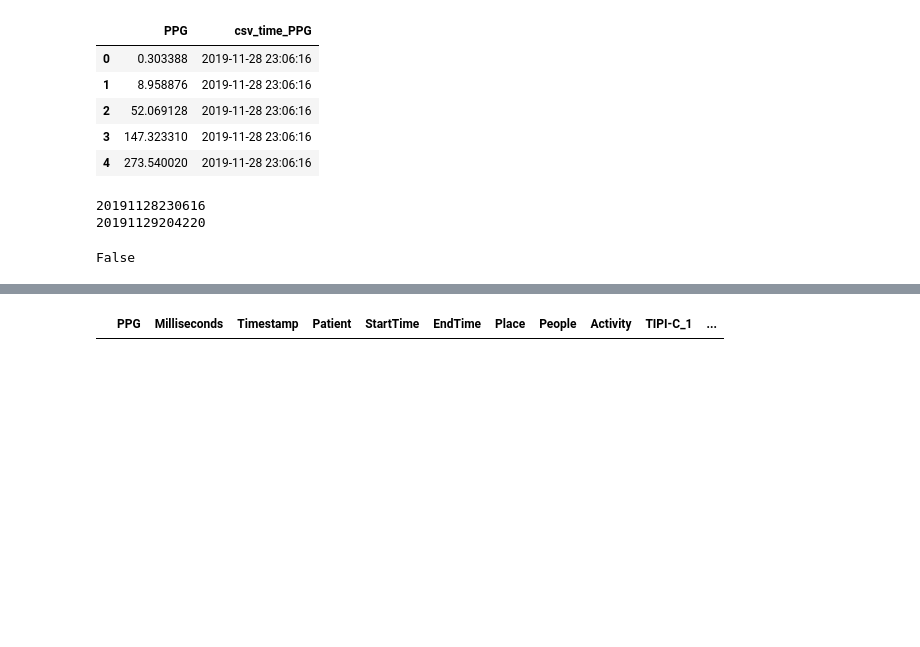
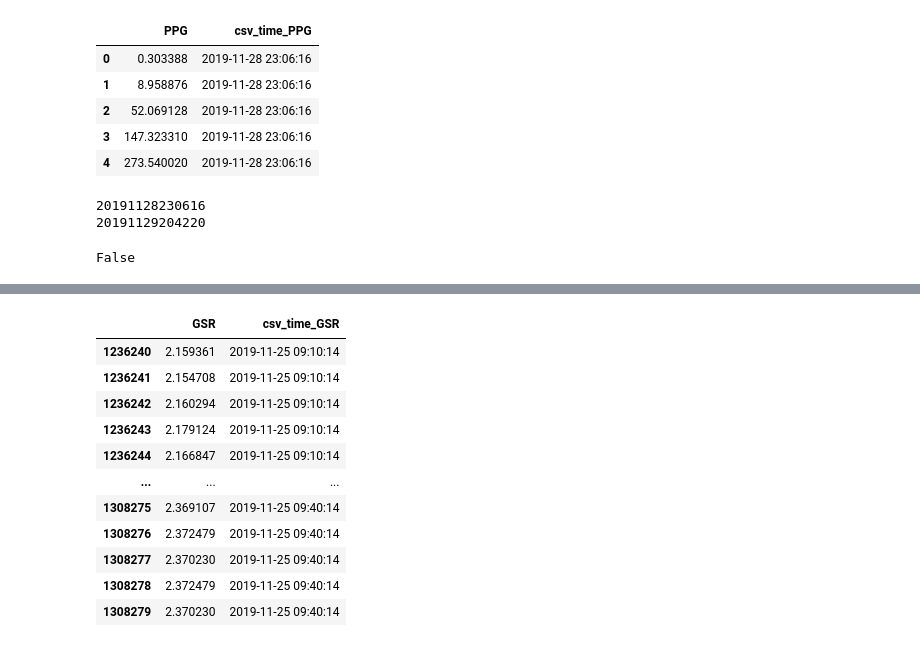
Before and after one commit to prophets-of-eternity/summer-2021-v3, a Jupyter notebook: ACM_PP_v1.ipynb, the cells around one changed output, grey strips where cells are left out. Cells and saved outputs as stored; diff of their text form; code cells hidden in the pictures; blank space fills up the shorter version.

```diff
--- a/ACM_PP_v1.ipynb
+++ b/ACM_PP_v1.ipynb
@@ -384,11 +384,14 @@ ppg_signals_only = []
 time_stamps_normal = []
 time_stamps = []
 values = []
+gsr_signals_only = []
 
-break_counter = 5
+break_counter = 0
+
 
 for index, row in esm_df.iterrows():
   print("Patient:", row['Participant ID'])
+
 
   patient = get_files("/content/drive/MyDrive/ACMV1/Stress&Mood/Physiol_Rec1/Physiol_Rec/{}".format(row['Participant ID']))
 
@@ -399,10 +402,14 @@ for index, row in esm_df.iterrows():
   exp_start = date_time_formatted(exp_start)
   exp_end = date_time_formatted(exp_end)
 
+  if row['Participant ID'] > 1001:
+    break
+
   for x in patient:
 
-    if break_counter > 5:
-      break
+    # print('break counter', break_counter)
+    # if break_counter > 100:
+    #   break
 
     if ('PPG' in x) and ('gsheet' not in x):
       ppg_data_df = pd.read_csv("/content/drive/MyDrive/ACMV1/Stress&Mood/Physiol_Rec1/Physiol_Rec/{}/{}".format(row['Participant ID'],(x)))
@@ -434,22 +441,53 @@ for index, row in esm_df.iterrows():
 
 
       if len(mexico) > 0:
-        ppg_signals_only.append(mexico['PPG'])
-        time_stamps_normal.append(mexico['csv_time_PPG'])
-        time_stamps.append(mexico['csv_time_PPG'].map(lambda x: x.timestamp()))
+        ppg_signals_only.append(np.array(mexico['PPG'], dtype=np.float))
+        time_stamps_normal.append(np.array(mexico['csv_time_PPG'], np.float))
+        time_stamps.append(np.array(mexico['csv_time_PPG'].map(lambda x: x.timestamp()), dtype=np.float))
         values.append([row['Participant ID'],exp_start,exp_end, row['Place of the event'],row['Participating people'],	row['Activity type'], row['TIPI-C_1'],	row['TIPI-C_2'],	row['TIPI-C_3'],	row['TIPI-C_4'], row['TIPI-C_5'],	row['PANAS_1'], row['PANAS_2'], row['PANAS_3'], row['PANAS_4'], row['PANAS_5'], row['PANAS_6'], row['PANAS_7'], row['PANAS_8'], row['PANAS_9'], row['PANAS_10'],row['Valence'], row['Arousal']])
-    break_counter = break_counter + 5
-  break
+
+    if ('GSR' in x) and ('gsheet' not in x):
+      gsr_data_df = pd.read_csv("/content/drive/MyDrive/ACMV1/Stress&Mood/Physiol_Rec1/Physiol_Rec/{}/{}".format(row['Participant ID'],(x)))
+
+      the_file = x.split(".")[0]
+      time1 = the_file.split("_")[0]
+      time2= the_file.split("_")[1]
+      ppg_start = timeslice(time1)
+      ppg_end = timeslice(time2)
+
+      print("Exp Start",exp_start)
+      print("Exp End",exp_end)
+      print("GSR Start", ppg_start)
+      print("GSR End", ppg_end)
 
 
-
-print(ppg_signals_only)
-print(time_stamps_normal)
-print(time_stamps)
-print(values)
+      gsr_data_df['csv_time_GSR'] = gsr_data_df['csv_time_GSR'].apply(date_time_formatted)
+      # display(gsr_data_df)
 
 
-df_signals = pd.DataFrame(list(zip(ppg_signals_only, time_stamps_normal, time_stamps)), columns=['PPG', 'Milliseconds','Timestamp'])
+      print("GSR Random 1", (gsr_data_df['csv_time_GSR'].iloc[42069]))
+
+      # print(gsr_data_df['csv_time_PPG'].iloc[42069] >= exp_start)
+      # print(gsr_data_df['csv_time_PPG'].iloc[42069] <= exp_end)
+
+
+      guatemala = gsr_data_df.loc[(gsr_data_df['csv_time_GSR'] >= exp_start) & (gsr_data_df['csv_time_GSR'] <= exp_end)]
+      display(guatemala)
+
+
+      if len(guatemala) > 0:
+        gsr_signals_only.append(np.array(guatemala['GSR'], dtype=np.float))
+
+    # break_counter = break_counter + 1
+
+
+# print(ppg_signals_only)
+# print(time_stamps_normal)
+# print(time_stamps)
+# print(values)
+
+
+df_signals = pd.DataFrame(list(zip(np.array(ppg_signals_only, dtype=np.float), np.array(time_stamps_normal,dtype=np.float), np.array(time_stamps, dtype=np.float), np.array(gsr_signals_only, dtype=np.float))), columns=['PPG', 'Milliseconds','Timestamp', 'GSR'])
 
 new_df = pd.DataFrame(values, columns = ['Patient','StartTime', 'EndTime', 'Place','People','Activity', 'TIPI-C_1',	'TIPI-C_2',	'TIPI-C_3',	'TIPI-C_4',	'TIPI-C_5',	'PANAS_1', 'PANAS_2','PANAS_3', 'PANAS_4', 'PANAS_5',	'PANAS_6', 'PANAS_7',	'PANAS_8', 'PANAS_9',	'PANAS_10',	'Valence', 'Arousal'])
 
@@ -458,6 +496,10 @@ frames = [df_signals, new_df]
 
 result = pd.concat(frames, axis=1)
 display(result)
+
+print(result.dtypes)
+import pickle
+result.to_pickle('/content/drive/MyDrive/ACMV1/Stress&Mood/physiorec_p1_pandas_v1.pkl')
 # %% [output]
 Patient: 1001
 21
@@ -468 +514,12 @@ Patient: 1001
-|  | PPG | Milliseconds | Timestamp | Patient | StartTime | EndTime | Place | People | Activity | TIPI-C_1 | ... |
+|  | GSR | csv_time_GSR |
+| 1236240 | 2.159361 | 2019-11-25 09:10:14 |
+| 1236241 | 2.154708 | 2019-11-25 09:10:14 |
+| 1236242 | 2.160294 | 2019-11-25 09:10:14 |
+| 1236243 | 2.179124 | 2019-11-25 09:10:14 |
+| 1236244 | 2.166847 | 2019-11-25 09:10:14 |
+| ... | ... | ... |
+| 1308275 | 2.369107 | 2019-11-25 09:40:14 |
+| 1308276 | 2.372479 | 2019-11-25 09:40:14 |
+| 1308277 | 2.370230 | 2019-11-25 09:40:14 |
+| 1308278 | 2.372479 | 2019-11-25 09:40:14 |
+| 1308279 | 2.370230 | 2019-11-25 09:40:14 |
```
Also changed, not shown: parts of 4 cells of this notebook.
